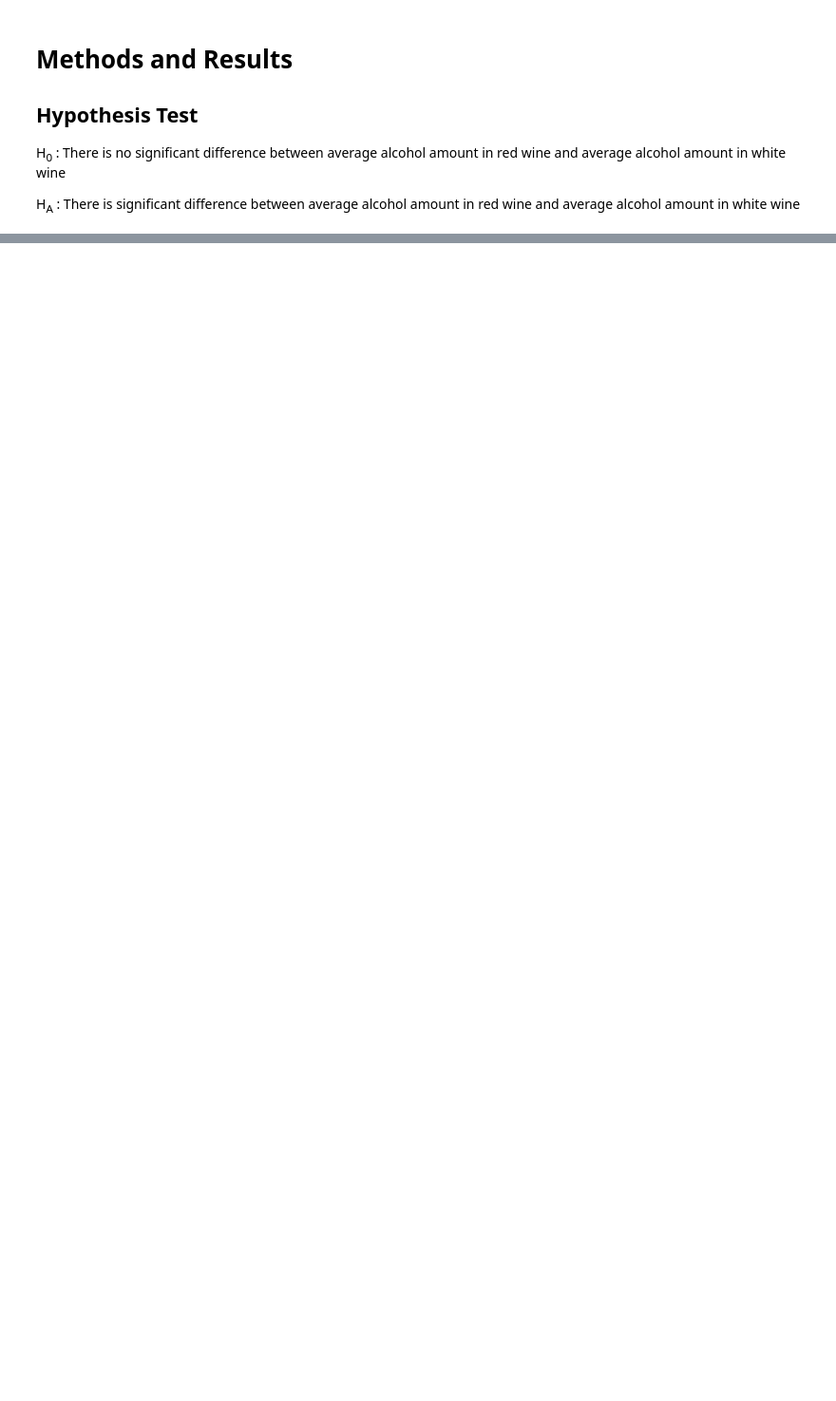
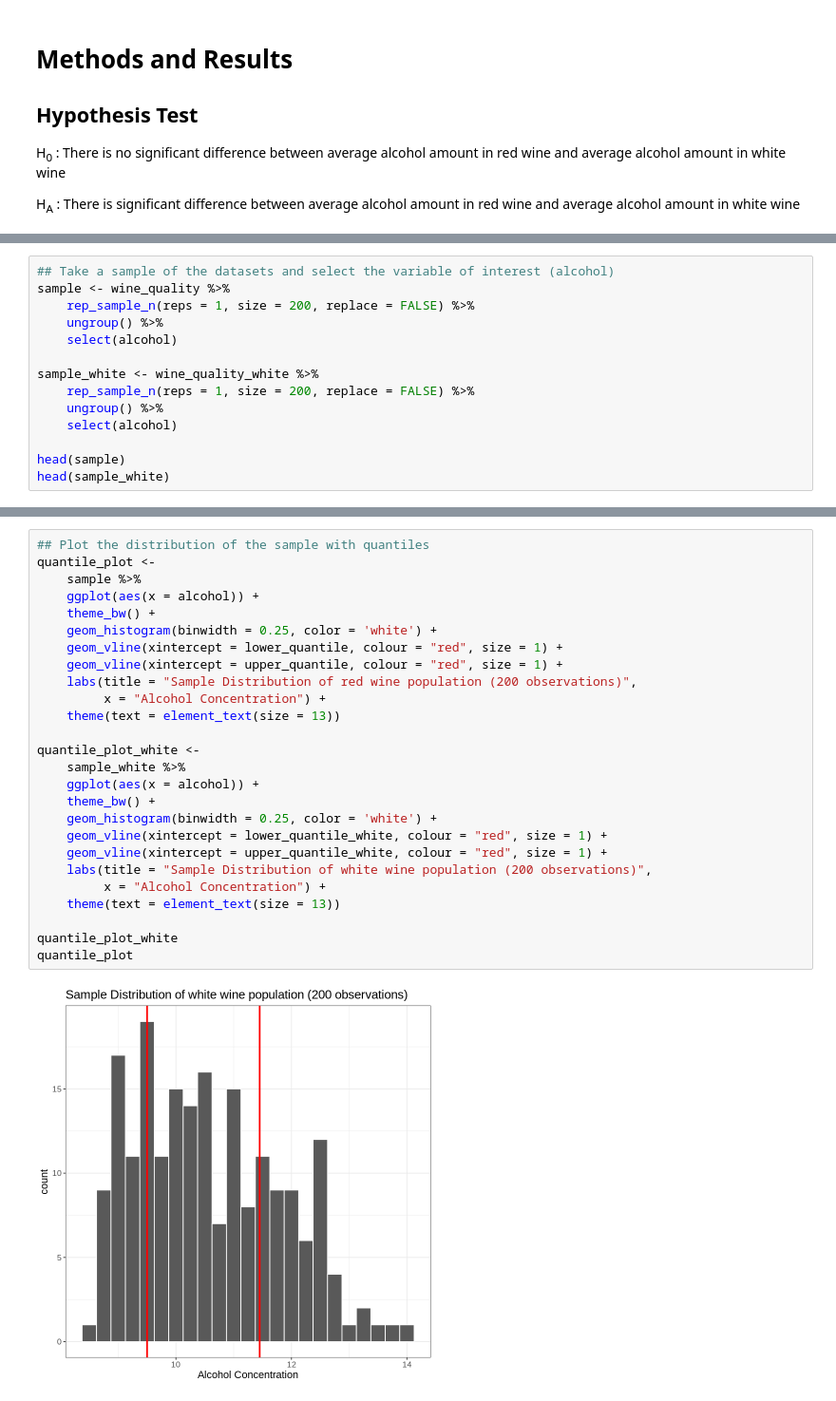
Before and after one commit to Jaskaran1116/STAT-201-Group-Project-23, a Jupyter notebook: analysis.ipynb, the cells around one changed output, grey strips where cells are left out. Shown at 95% size. Saved outputs shown, nothing was run; the diff lists cells and outputs as text; blank space fills up the shorter version.

Commit message:
Added investigation on quantiles

```diff
--- a/analysis.ipynb
+++ b/analysis.ipynb
@@ -430,0 +363,14 @@ mean of x mean of y
+# %%
+## Take a sample of the datasets and select the variable of interest (alcohol)
+sample <- wine_quality %>%
+    rep_sample_n(reps = 1, size = 200, replace = FALSE) %>%
+    ungroup() %>%
+    select(alcohol)
+
+sample_white <- wine_quality_white %>%
+    rep_sample_n(reps = 1, size = 200, replace = FALSE) %>%
+    ungroup() %>%
+    select(alcohol)
+
+head(sample)
+head(sample_white)
@@ -430,0 +438,28 @@ mean of x mean of y
+# %%
+## Plot the distribution of the sample with quantiles
+quantile_plot <-
+    sample %>%
+    ggplot(aes(x = alcohol)) +
+    theme_bw() +
+    geom_histogram(binwidth = 0.25, color = 'white') +
+    geom_vline(xintercept = lower_quantile, colour = "red", size = 1) +
+    geom_vline(xintercept = upper_quantile, colour = "red", size = 1) +
+    labs(title = "Sample Distribution of red wine population (200 observations)",
+         x = "Alcohol Concentration") +
+    theme(text = element_text(size = 13))
+
+quantile_plot_white <-
+    sample_white %>%
+    ggplot(aes(x = alcohol)) +
+    theme_bw() +
+    geom_histogram(binwidth = 0.25, color = 'white') +
+    geom_vline(xintercept = lower_quantile_white, colour = "red", size = 1) +
+    geom_vline(xintercept = upper_quantile_white, colour = "red", size = 1) +
+    labs(title = "Sample Distribution of white wine population (200 observations)",
+         x = "Alcohol Concentration") +
+    theme(text = element_text(size = 13))
+
+quantile_plot_white
+quantile_plot
+# %% [output]
+[figure, added]
```
Also changed, not shown: parts of 18 cells of this notebook.
